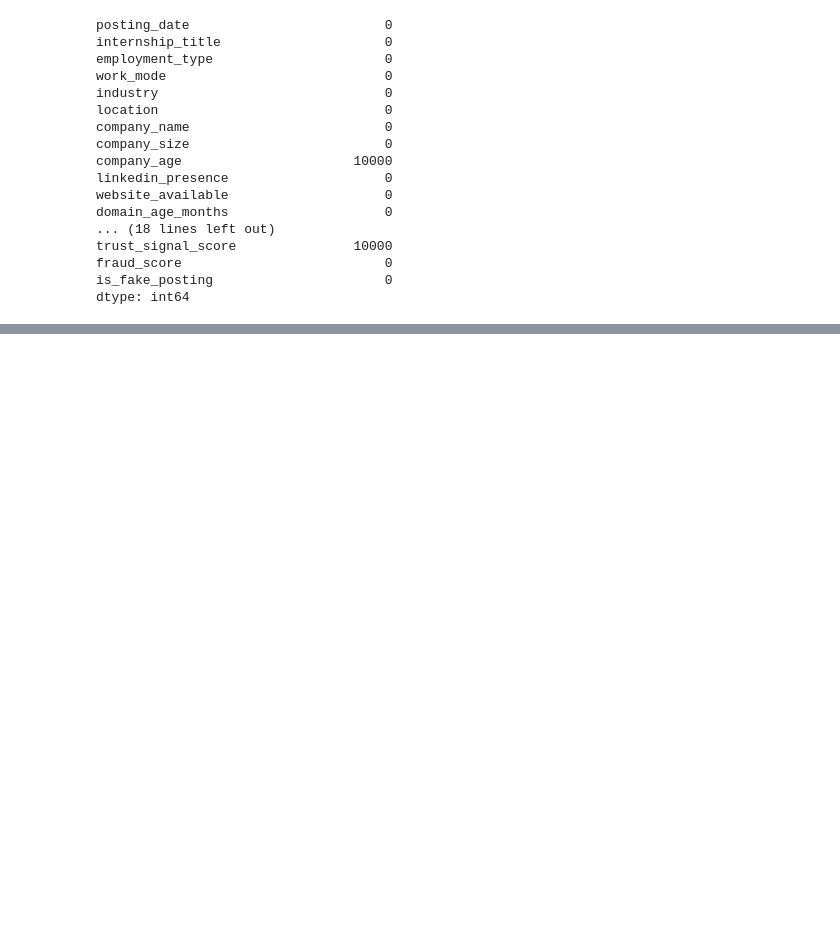
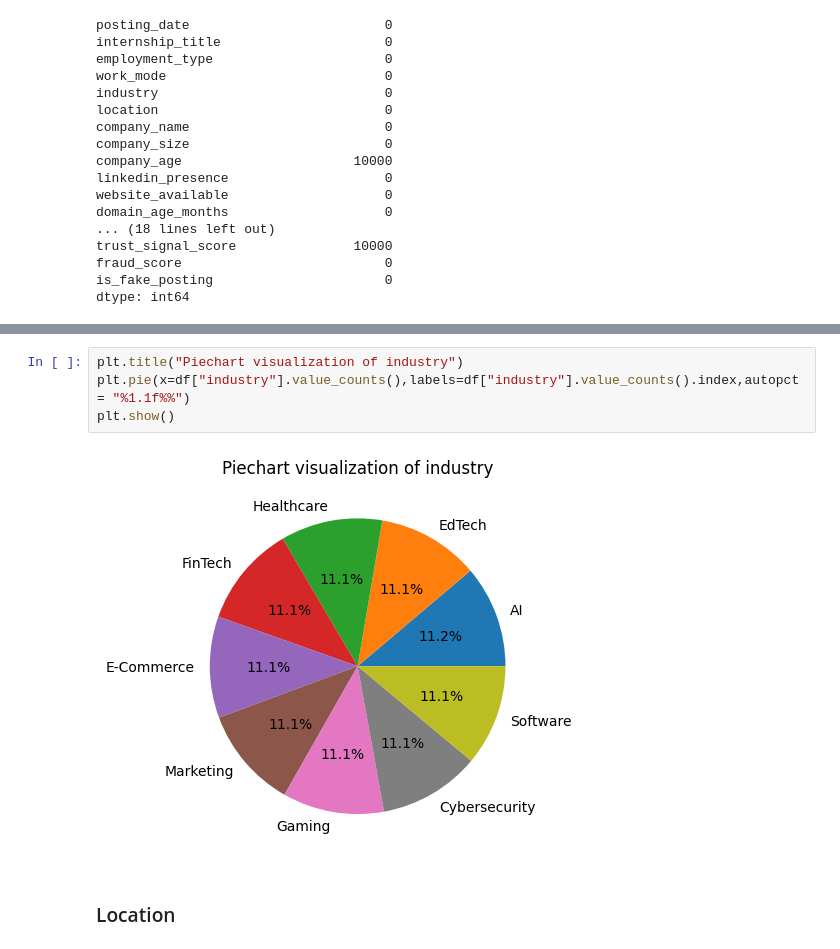
Before and after one commit to therai0/data_analysis_intership_scam, a Jupyter notebook: notebook/eda_fake_internship.ipynb, the cells around one changed output, grey strips where cells are left out. Drawn from its saved outputs; the diff is of its cells as text; blank space fills up the shorter version.

```diff
--- a/notebook/eda_fake_internship.ipynb
+++ b/notebook/eda_fake_internship.ipynb
@@ -61,0 +219,8 @@ dtype: int64
+# %%
+plt.title("Piechart visualization of industry")
+plt.pie(x=df["industry"].value_counts(),labels=df["industry"].value_counts().index,autopct = "%1.1f%%")
+plt.show()
+# %% [output]
+[figure, added]
+# %% [markdown]
+### Location
```
Also changed, not shown: parts of 58 cells of this notebook, 10 other files.
